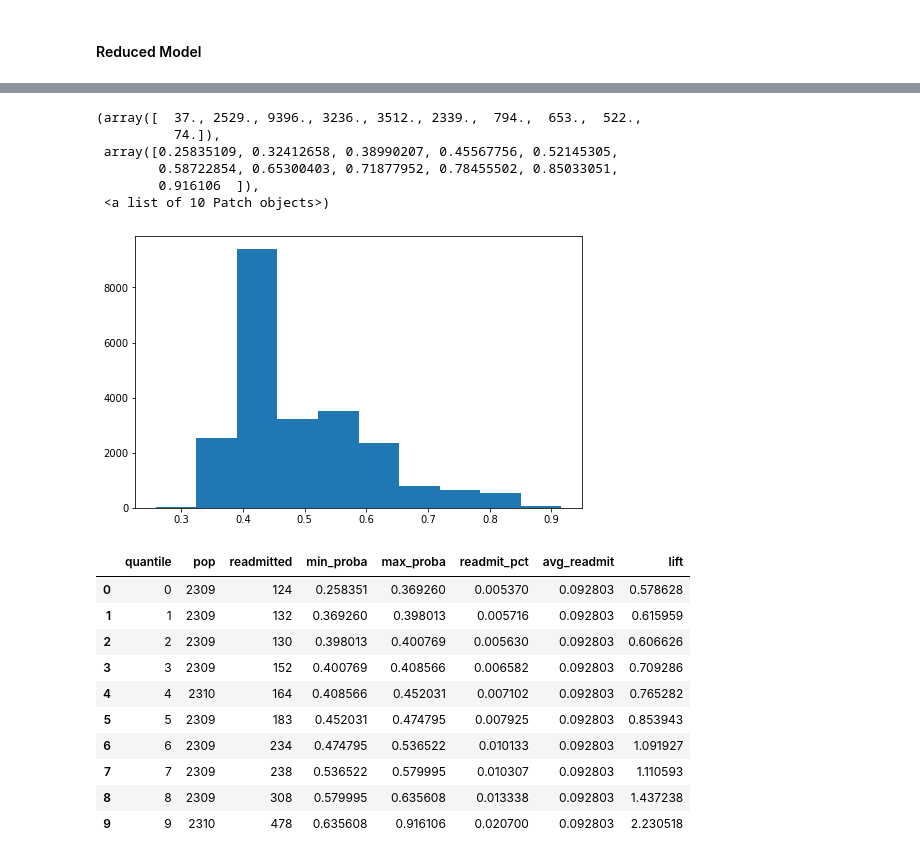
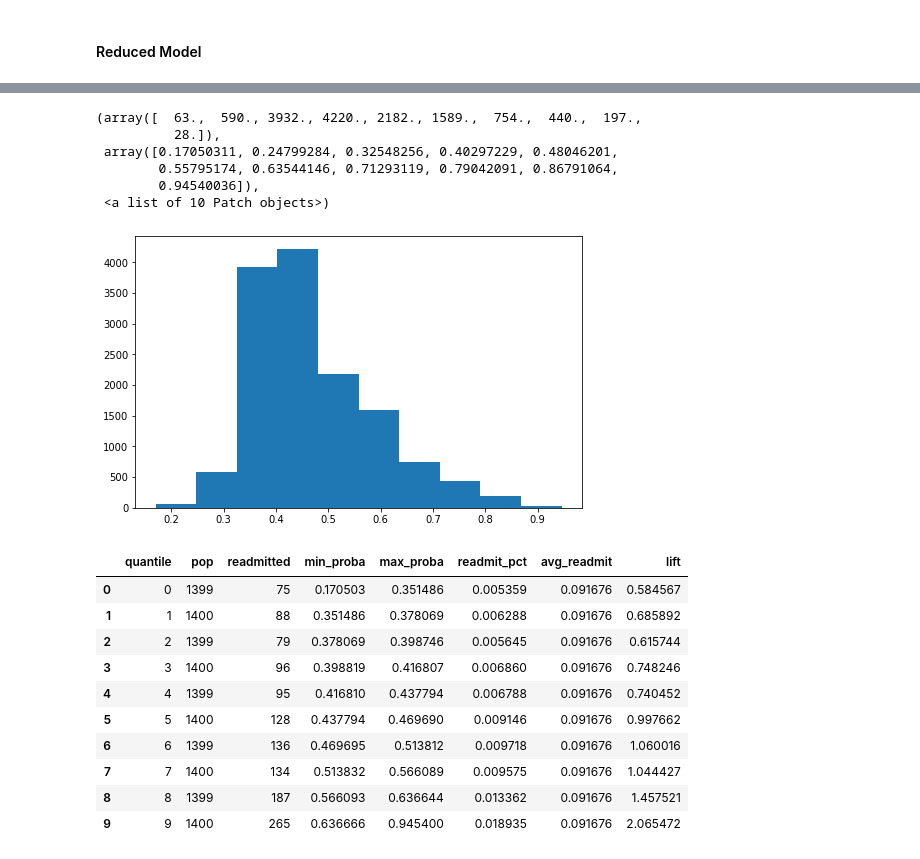
Before and after one commit to capstone-hospital-readmission/hospital-readmissions, a Jupyter notebook: hospital_readmission_reduce.ipynb, the cells around one changed output, grey strips where cells are left out. Cells and saved outputs as stored; diff of their text form; code cells hidden in the pictures.

```diff
--- a/hospital_readmission_reduce.ipynb
+++ b/hospital_readmission_reduce.ipynb
@@ -151,3 +152,7 @@ plt.title("number_outpatient")
 # %% [output]
 Text(0.5, 1.0, 'number_outpatient')
 [figure]
+# %%
+plt.rcParams['figure.figsize']= [6.0, 3.0]
+df['readmitted'].value_counts().plot(kind='bar')
+plt.title("readmitted")
@@ -165,21 +301,14 @@ processed data shape: (69973, 42)
 # %%
-# reduced model 1
+# Reduced model
 
-X=df[['discharge_disposition_id','number_inpatient','time_in_hospital']]
-X_train, X_test, y_train, y_test = ms.train_test_split(X, y, shuffle=False, test_size=0.33, random_state=42)
+X=df[['discharge_disposition_id','number_inpatient','time_in_hospital','number_diagnoses','num_lab_procedures']]
+X_train, X_test, y_train, y_test = ms.train_test_split(X, y, shuffle=True, test_size=0.2, random_state=42)
 
 print(X_train.shape, X_test.shape)
 
-enc = OneHotEncoder(categories='auto', sparse=True)
+enc = OneHotEncoder(categories='auto', sparse=False)
 enc.fit(X)
 
-lm = LogisticRegression(solver='saga', class_weight='balanced',max_iter=1000, C=0.1, penalty='l2', n_jobs=-1, random_state=42)
+lm = LogisticRegression(solver='saga', class_weight='balanced',max_iter=1000, C=.1, penalty='l2', n_jobs=-1, random_state=42)
 lm.fit(enc.transform(X_train), y_train)
-
-y_pred_lm = lm.predict_proba(
-    enc.transform(X_test))[:, 1]
-
-fpr_lm, tpr_lm, _ = roc_curve(y_test, y_pred_lm)
-auc_lm = auc(fpr_lm, tpr_lm)
-print(auc_lm)
 # %% [output]
@@ -187,0 +321,6 @@ print(auc_lm)
+# %%
+lm_gridSearch = ms.GridSearchCV(lm, {'C':np.linspace(.1,.9,9)}, cv=3, scoring='roc_auc', n_jobs=-1)
+lm_gridSearch.fit(enc.transform(X_train), y_train)
+
+lm = lm_gridSearch.best_estimator_
+print(lm)
@@ -187,0 +333,9 @@ print(auc_lm)
+# %%
+y_proba_lm = lm.predict_proba(
+    enc.transform(X_test))[:, 1]
+
+y_pred_lm = lm.predict(enc.transform(X_test))
+
+fpr_lm, tpr_lm, _ = roc_curve(y_test, y_proba_lm)
+auc_lm = auc(fpr_lm, tpr_lm)
+print(auc_lm)
@@ -195,25 +362,25 @@ Text(0.5, 1.0, 'LR Model Coeficients')
 # %%
-plt.hist(y_pred_lm, bins=10)
+plt.hist(y_proba_lm, bins=10)
 # %% [output]
-(array([  37., 2529., 9396., 3236., 3512., 2339.,  794.,  653.,  522.,
-          74.]),
- array([0.25835109, 0.32412658, 0.38990207, 0.45567756, 0.52145305,
-        0.58722854, 0.65300403, 0.71877952, 0.78455502, 0.85033051,
-        0.916106  ]),
+(array([  63.,  590., 3932., 4220., 2182., 1589.,  754.,  440.,  197.,
+          28.]),
+ array([0.17050311, 0.24799284, 0.32548256, 0.40297229, 0.48046201,
+        0.55795174, 0.63544146, 0.71293119, 0.79042091, 0.86791064,
+        0.94540036]),
  <a list of 10 Patch objects>)
-[figure, old version]
+[figure, new version]
 # %%
-result = metrics_table(y_test, y_pred_lm)
+result = metrics_table(y_test, y_proba_lm)
 result
 # %% [output]
 |  | quantile | pop | readmitted | min_proba | max_proba | readmit_pct | avg_readmit | lift |
-| 0 | 0 | 2309 | 124 | 0.258351 | 0.369260 | 0.005370 | 0.092803 | 0.578628 |
-| 1 | 1 | 2309 | 132 | 0.369260 | 0.398013 | 0.005716 | 0.092803 | 0.615959 |
-| 2 | 2 | 2309 | 130 | 0.398013 | 0.400769 | 0.005630 | 0.092803 | 0.606626 |
-| 3 | 3 | 2309 | 152 | 0.400769 | 0.408566 | 0.006582 | 0.092803 | 0.709286 |
-| 4 | 4 | 2310 | 164 | 0.408566 | 0.452031 | 0.007102 | 0.092803 | 0.765282 |
-| 5 | 5 | 2309 | 183 | 0.452031 | 0.474795 | 0.007925 | 0.092803 | 0.853943 |
-| 6 | 6 | 2309 | 234 | 0.474795 | 0.536522 | 0.010133 | 0.092803 | 1.091927 |
-| 7 | 7 | 2309 | 238 | 0.536522 | 0.579995 | 0.010307 | 0.092803 | 1.110593 |
-| 8 | 8 | 2309 | 308 | 0.579995 | 0.635608 | 0.013338 | 0.092803 | 1.437238 |
-| 9 | 9 | 2310 | 478 | 0.635608 | 0.916106 | 0.020700 | 0.092803 | 2.230518 |
+| 0 | 0 | 1399 | 75 | 0.170503 | 0.351486 | 0.005359 | 0.091676 | 0.584567 |
+| 1 | 1 | 1400 | 88 | 0.351486 | 0.378069 | 0.006288 | 0.091676 | 0.685892 |
+| 2 | 2 | 1399 | 79 | 0.378069 | 0.398746 | 0.005645 | 0.091676 | 0.615744 |
+| 3 | 3 | 1400 | 96 | 0.398819 | 0.416807 | 0.006860 | 0.091676 | 0.748246 |
+| 4 | 4 | 1399 | 95 | 0.416810 | 0.437794 | 0.006788 | 0.091676 | 0.740452 |
+| 5 | 5 | 1400 | 128 | 0.437794 | 0.469690 | 0.009146 | 0.091676 | 0.997662 |
+| 6 | 6 | 1399 | 136 | 0.469695 | 0.513812 | 0.009718 | 0.091676 | 1.060016 |
+| 7 | 7 | 1400 | 134 | 0.513832 | 0.566089 | 0.009575 | 0.091676 | 1.044427 |
+| 8 | 8 | 1399 | 187 | 0.566093 | 0.636644 | 0.013362 | 0.091676 | 1.457521 |
+| 9 | 9 | 1400 | 265 | 0.636666 | 0.945400 | 0.018935 | 0.091676 | 2.065472 |
```
Also changed, not shown: parts of 25 cells of this notebook, 3 other files.
